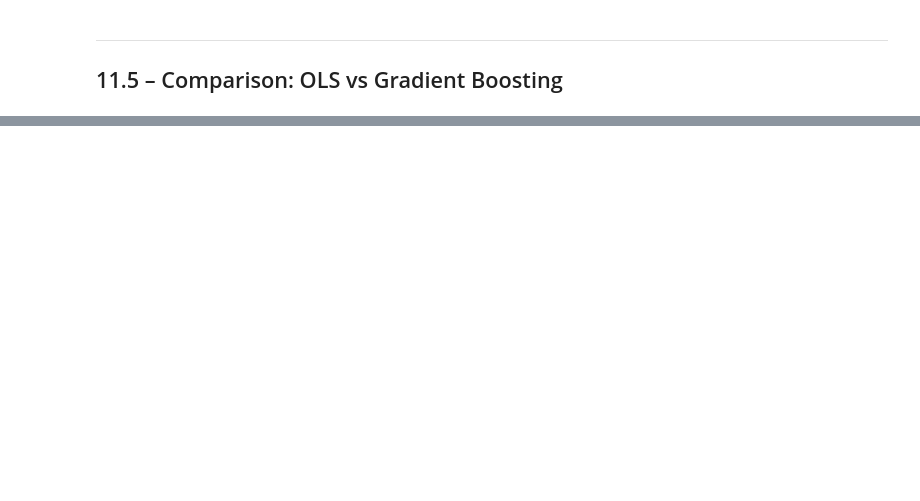
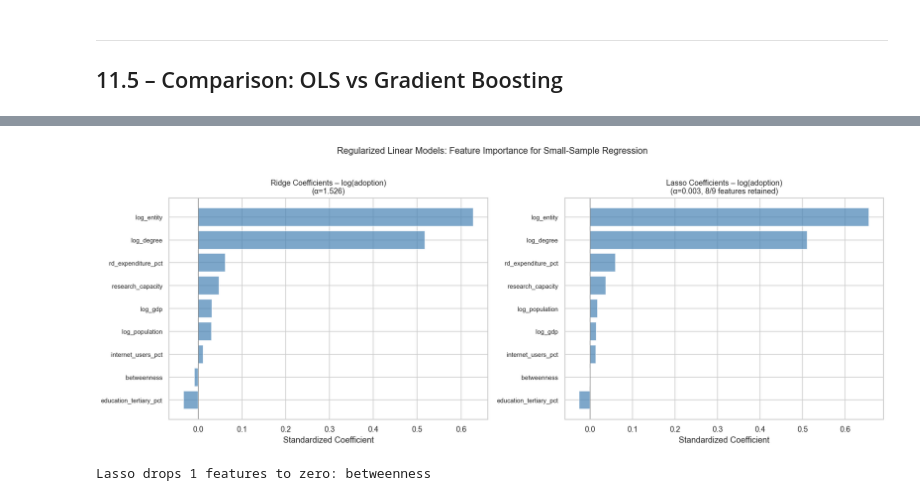
Before and after one commit to XINRUIQI/CASA0006-DSSS-Assessment, a Jupyter notebook: notebooks/step11_xgboost_shap.ipynb, the cells around one changed output, grey strips where cells are left out. Cells and saved outputs as stored; diff of their text form; code cells hidden in the pictures; blank space fills up the shorter version.

```diff
--- a/notebooks/step11_xgboost_shap.ipynb
+++ b/notebooks/step11_xgboost_shap.ipynb
@@ -334,0 +458,38 @@ plt.show()
+# %%
+fig, axes = plt.subplots(1, 2, figsize=(16, 6))
+
+# Ridge coefficients for log_adoption
+ridge_final = Ridge(alpha=ridge_cv_la.alpha_).fit(X_reg, y_la)
+coef_ridge = pd.Series(ridge_final.coef_, index=IV_COLS).sort_values()
+
+axes[0].barh(range(len(coef_ridge)), coef_ridge.values, color='steelblue', alpha=0.7)
+axes[0].set_yticks(range(len(coef_ridge)))
+axes[0].set_yticklabels(coef_ridge.index, fontsize=9)
+axes[0].axvline(0, color='grey', lw=0.8)
+axes[0].set_title(f'Ridge Coefficients – log(adoption)\n(α={ridge_cv_la.alpha_:.3f})', fontsize=11)
+axes[0].set_xlabel('Standardized Coefficient')
+
+# Lasso coefficients (shows feature selection)
+lasso_final = Lasso(alpha=lasso_cv_la.alpha_, max_iter=10000).fit(X_reg, y_la)
+coef_lasso = pd.Series(lasso_final.coef_, index=IV_COLS).sort_values()
+colors = ['steelblue' if c != 0 else 'lightgrey' for c in coef_lasso.values]
+
+axes[1].barh(range(len(coef_lasso)), coef_lasso.values, color=colors, alpha=0.7)
+axes[1].set_yticks(range(len(coef_lasso)))
+axes[1].set_yticklabels(coef_lasso.index, fontsize=9)
+axes[1].axvline(0, color='grey', lw=0.8)
+axes[1].set_title(f'Lasso Coefficients – log(adoption)\n(α={lasso_cv_la.alpha_:.3f}, '
+                  f'{(coef_lasso != 0).sum()}/{len(coef_lasso)} features retained)', fontsize=11)
+axes[1].set_xlabel('Standardized Coefficient')
+
+fig.suptitle('Regularized Linear Models: Feature Importance for Small-Sample Regression',
+             fontsize=13, y=1.02)
+plt.tight_layout()
+plt.show()
+
+n_zero_lasso = (coef_lasso == 0).sum()
+print(f'\nLasso drops {n_zero_lasso} features to zero: '
+      f'{", ".join(coef_lasso[coef_lasso == 0].index.tolist()) if n_zero_lasso > 0 else "none"}')
+# %% [output]
+[figure, added]
+Lasso drops 1 features to zero: betweenness
```
Also changed, not shown: parts of 21 cells of this notebook, 5 other files.
